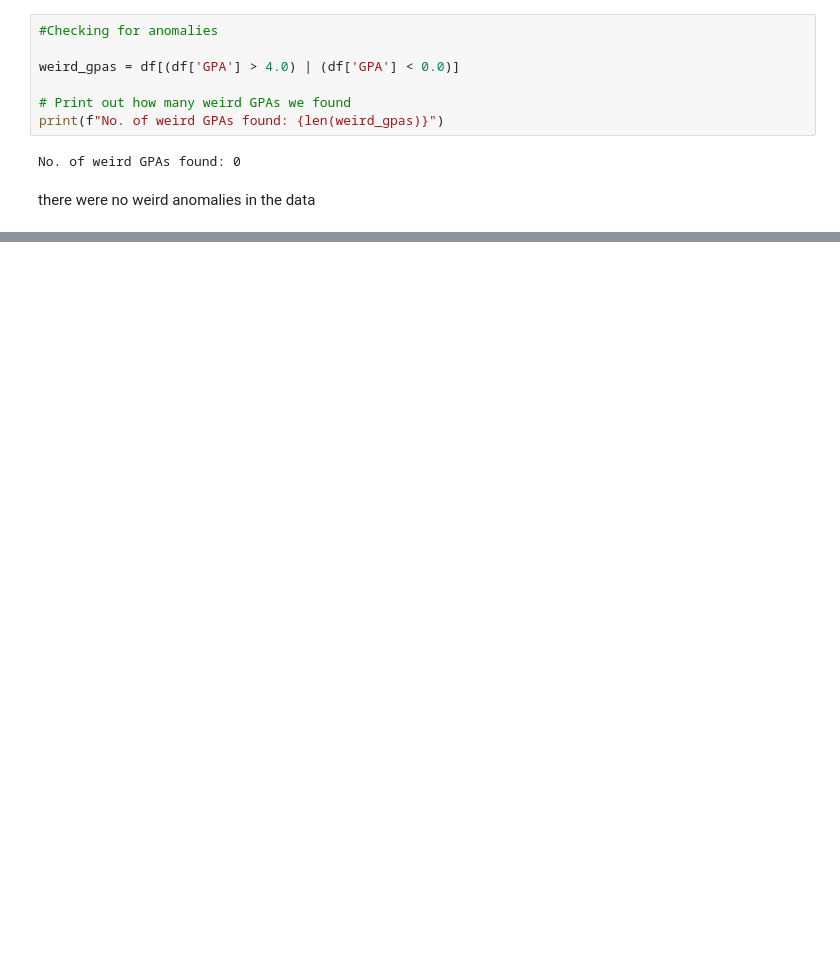
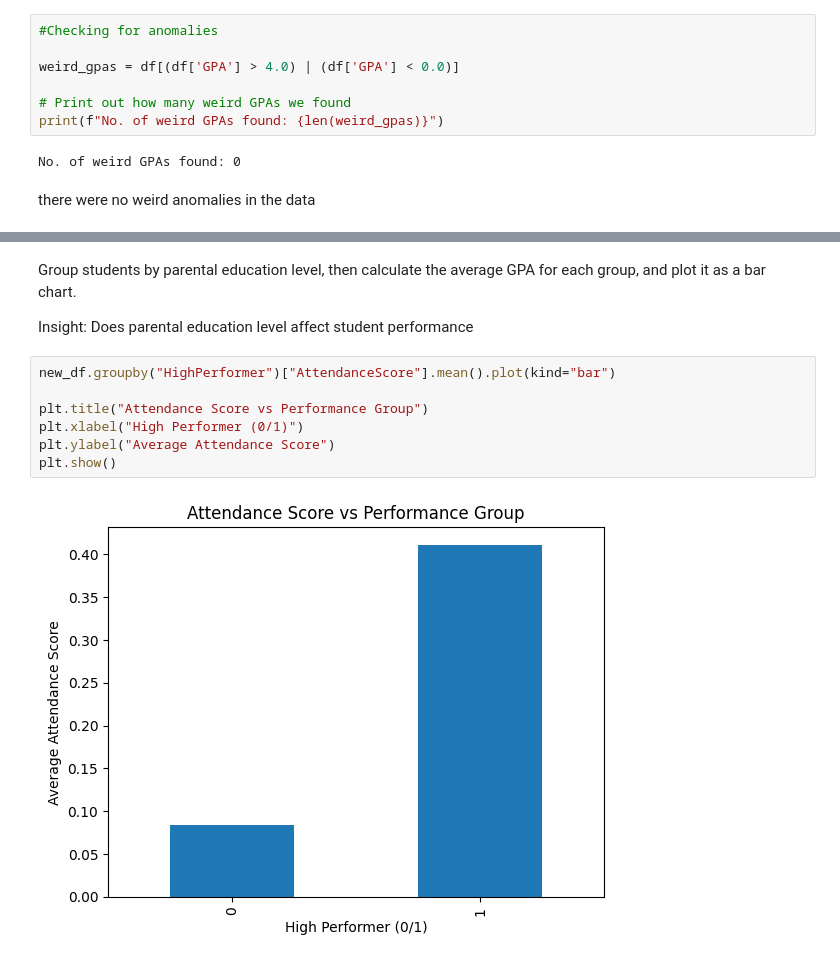
Before and after one commit to B-i-g-g-i-e/Data-Visualization-Students-Tasks, a Jupyter notebook: Sprints.ipynb, the cells around one changed output, grey strips where cells are left out. Drawn from its saved outputs; the diff is of its cells as text; blank space fills up the shorter version.

```diff
--- a/Sprints.ipynb
+++ b/Sprints.ipynb
@@ -213,0 +471,13 @@ display(new_df.head(10))
+# %% [markdown]
+Group students by parental education level, then calculate the average GPA for each group, and plot it as a bar chart.
+
+Insight: Does parental education level affect student performance
+# %%
+new_df.groupby("HighPerformer")["AttendanceScore"].mean().plot(kind="bar")
+
+plt.title("Attendance Score vs Performance Group")
+plt.xlabel("High Performer (0/1)")
+plt.ylabel("Average Attendance Score")
+plt.show()
+# %% [output]
+[figure, added]
```
Also changed, not shown: parts of 125 cells of this notebook.
